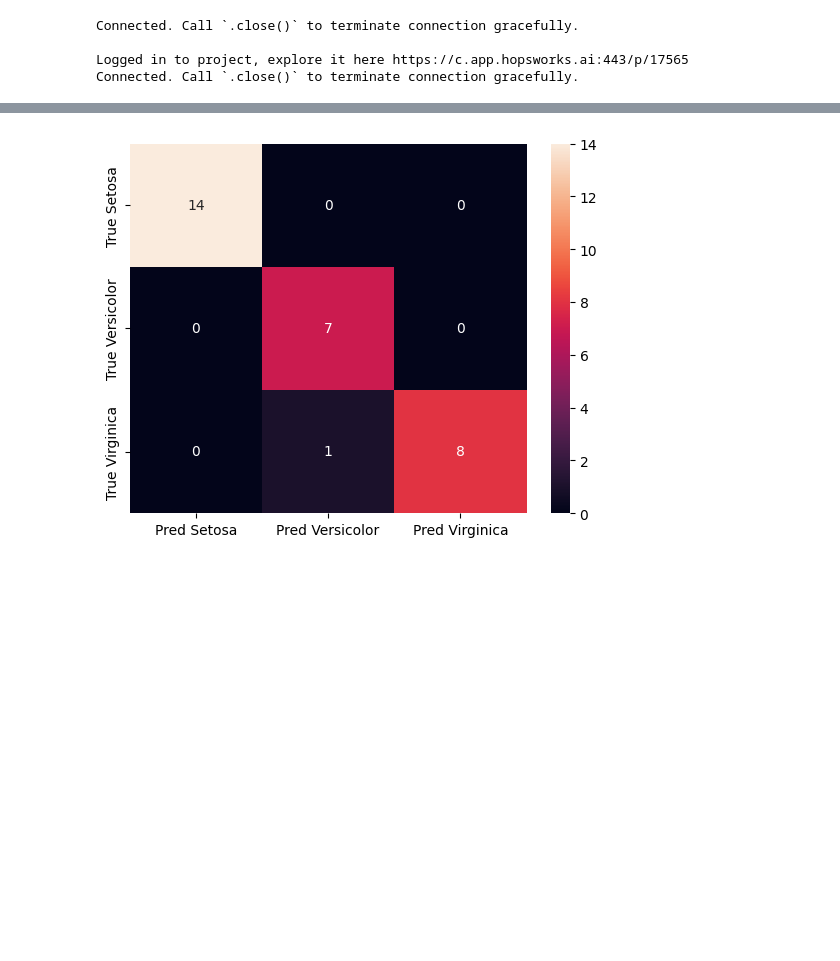
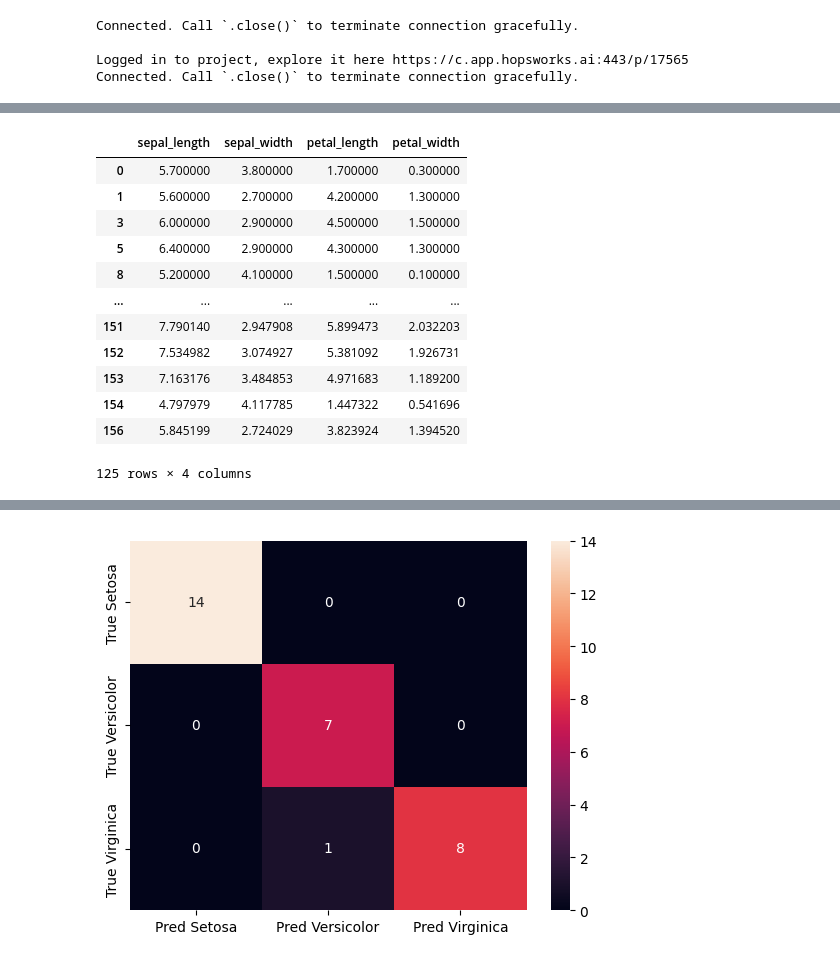
Before and after one commit to ID2223KTH/id2223kth.github.io, a Jupyter notebook: src/serverless-ml-intro/iris-training-pipeline.ipynb, the cells around one changed output, grey strips where cells are left out. Saved outputs shown, nothing was run; the diff lists cells and outputs as text; code cells hidden in the pictures; blank space fills up the shorter version.

```diff
--- a/src/serverless-ml-intro/iris-training-pipeline.ipynb
+++ b/src/serverless-ml-intro/iris-training-pipeline.ipynb
@@ -54 +43,17 @@ VersionWarning: Incremented version to `1`.
 KNeighborsClassifier(n_neighbors=2)
+# %%
+X_train
+# %% [output]
+|  | sepal_length | sepal_width | petal_length | petal_width |
+| 0 | 5.700000 | 3.800000 | 1.700000 | 0.300000 |
+| 1 | 5.600000 | 2.700000 | 4.200000 | 1.300000 |
+| 3 | 6.000000 | 2.900000 | 4.500000 | 1.500000 |
+| 5 | 6.400000 | 2.900000 | 4.300000 | 1.300000 |
+| 8 | 5.200000 | 4.100000 | 1.500000 | 0.100000 |
+| ... | ... | ... | ... | ... |
+| 151 | 7.790140 | 2.947908 | 5.899473 | 2.032203 |
+| 152 | 7.534982 | 3.074927 | 5.381092 | 1.926731 |
+| 153 | 7.163176 | 3.484853 | 4.971683 | 1.189200 |
+| 154 | 4.797979 | 4.117785 | 1.447322 | 0.541696 |
+| 156 | 5.845199 | 2.724029 | 3.823924 | 1.394520 |
+125 rows × 4 columns
```
Also changed, not shown: parts of 5 cells of this notebook, 3 other files.
